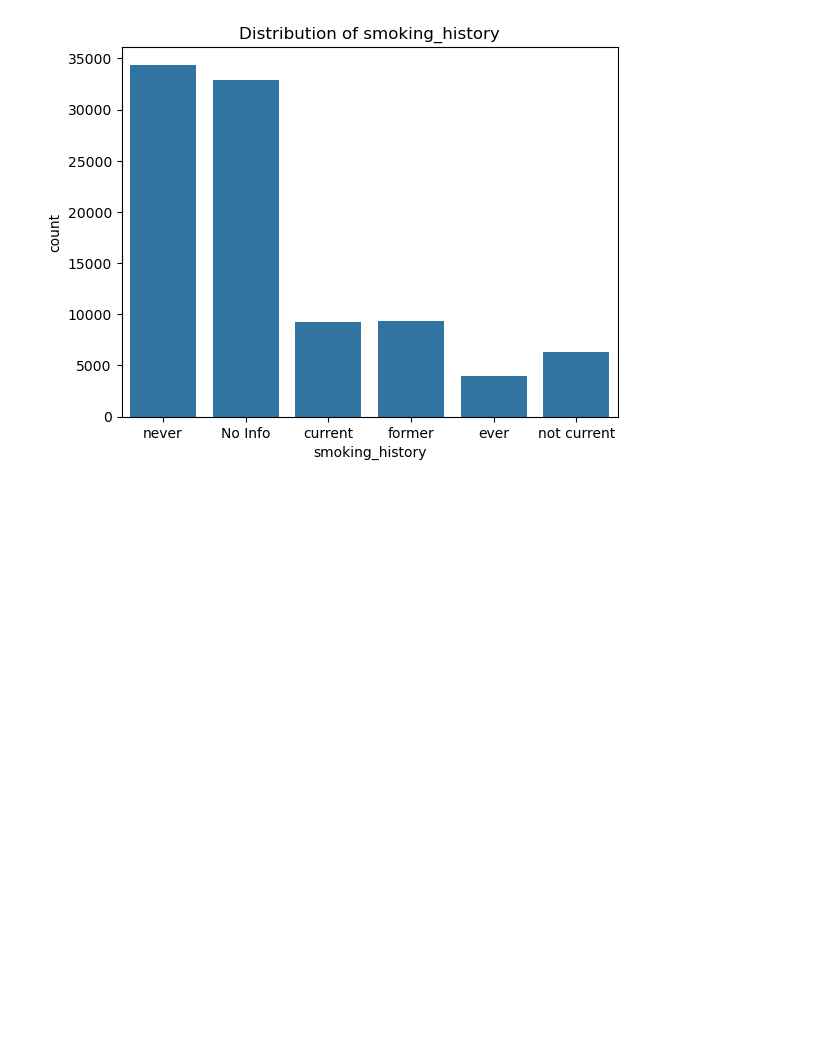
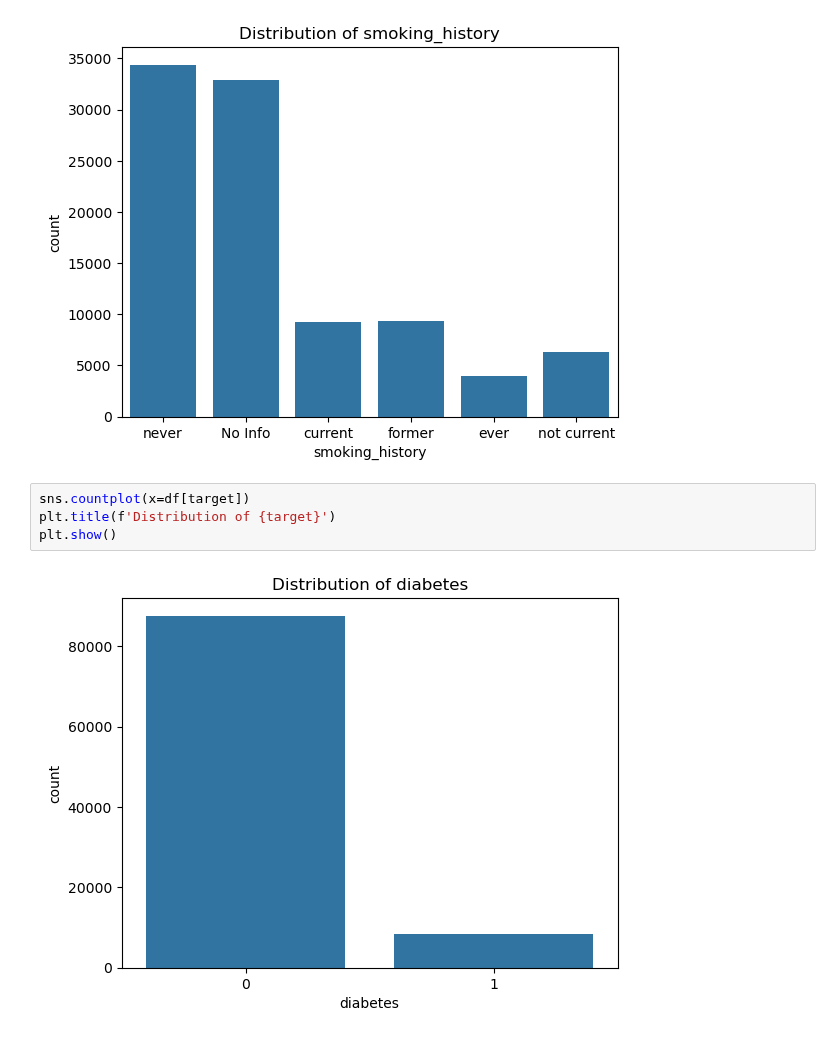
Before and after one commit to ImpactGLX323/UMAIHackathon-UNM, a Jupyter notebook: model/exploratory_data_analysis.ipynb, the cells around one changed output. Saved outputs shown, nothing was run; the diff lists cells and outputs as text; blank space fills up the shorter version.

Commit message:
eda added count plot for diabetes

```diff
--- a/model/exploratory_data_analysis.ipynb
+++ b/model/exploratory_data_analysis.ipynb
@@ -180,3 +180,9 @@ for column in categorical_columns:
 [figure]
 [figure]
 [figure]
+# %%
+sns.countplot(x=df[target])
+plt.title(f'Distribution of {target}')
+plt.show()
+# %% [output]
+[figure, added]
```
